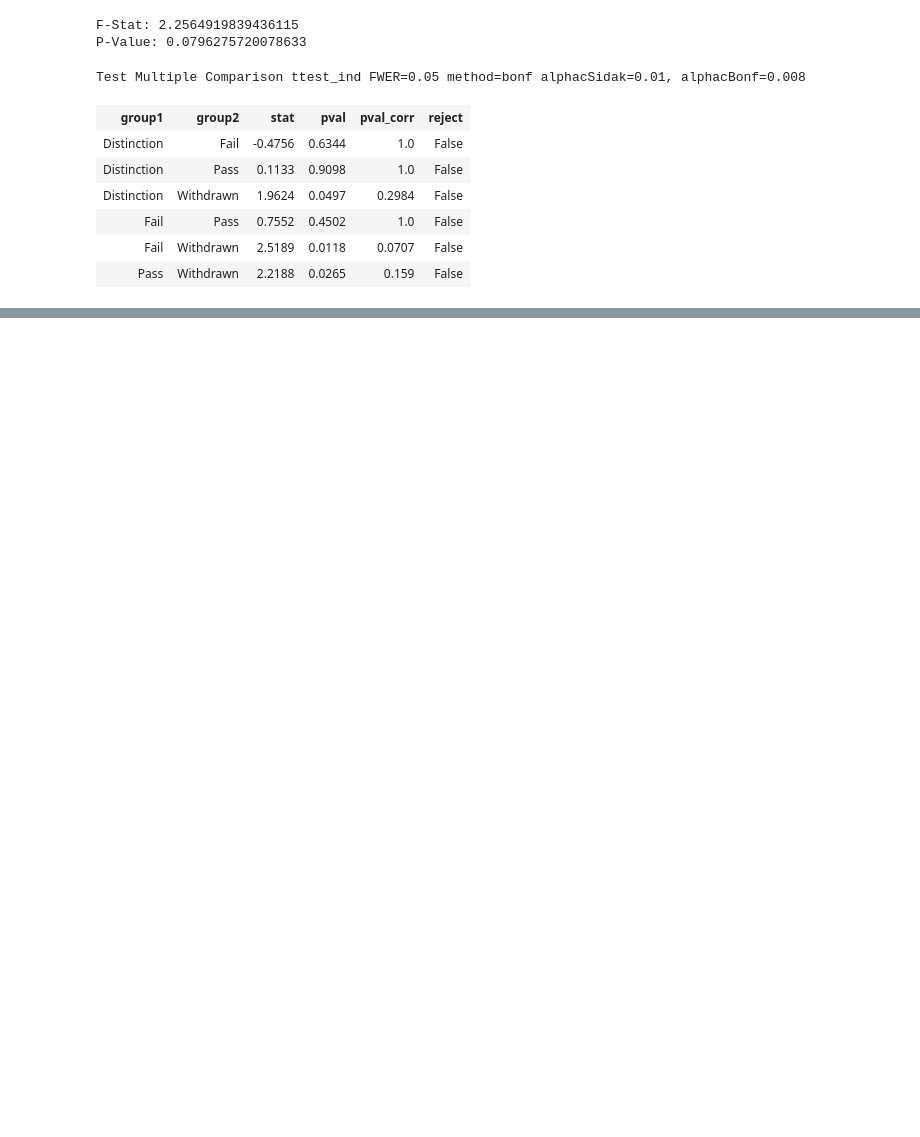
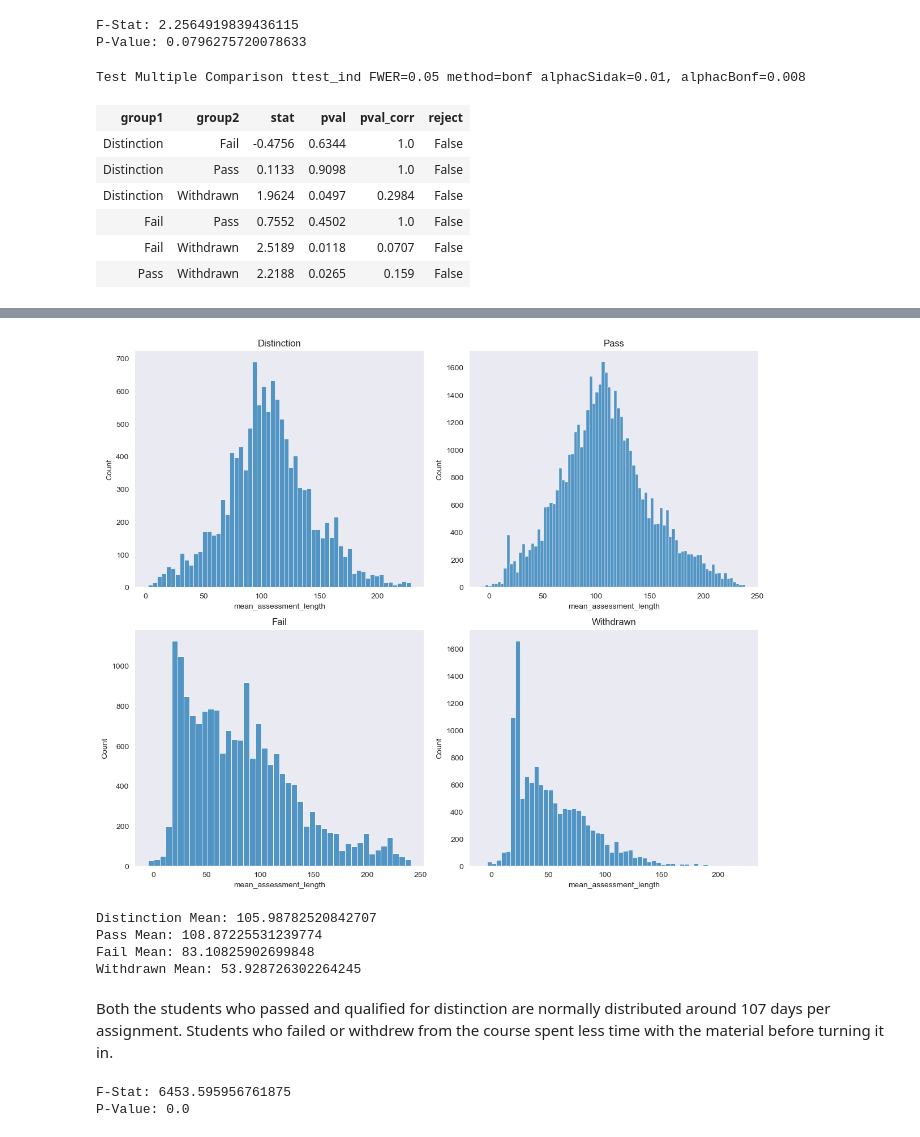
Before and after one commit to jpjavier23/capstone_2_final_documentation, a Jupyter notebook: capstone_2_final_report.ipynb, the cells around one changed output, grey strips where cells are left out. Cells and saved outputs as stored; diff of their text form; code cells hidden in the pictures; blank space fills up the shorter version.

```diff
--- a/capstone_2_final_report.ipynb
+++ b/capstone_2_final_report.ipynb
@@ -490,0 +550,10 @@ Test Multiple Comparison ttest_ind FWER=0.05 method=bonf alphacSidak=0.01, alpha
+# %%
+fig, ax = plt.subplots(2, 2, figsize = (12, 10))
+sns.histplot(data = df11[df11['final_result'] == 'Distinction'], x = 'mean_assessment_length', palette = pal, ax = ax[0, 0]).set_title('Distinction')
+sns.histplot(data = df11[df11['final_result'] == 'Pass'], x = 'mean_assessment_length', palette = pal, ax = ax[0, 1]).set_title('Pass')
+sns.histplot(data = df11[df11['final_result'] == 'Fail'], x = 'mean_assessment_length', palette = pal, ax = ax[1, 0]).set_title('Fail')
+sns.histplot(data = df11[df11['final_result'] == 'Withdrawn'], x = 'mean_assessment_length', palette = pal, ax = ax[1, 1]).set_title('Withdrawn')
+plt.tight_layout()
+plt.show()
+# %% [output]
+[figure, added]
@@ -490,0 +565,19 @@ Test Multiple Comparison ttest_ind FWER=0.05 method=bonf alphacSidak=0.01, alpha
+# %%
+print(f'Distinction Mean: {np.mean(dist_len)}')
+print(f'Pass Mean: {np.mean(pass_len)}')
+print(f'Fail Mean: {np.mean(fail_len)}')
+print(f'Withdrawn Mean: {np.mean(with_len)}')
+# %% [output]
+Distinction Mean: 105.98782520842707
+Pass Mean: 108.87225531239774
+Fail Mean: 83.10825902699848
+Withdrawn Mean: 53.928726302264245
+# %% [markdown]
+Both the students who passed and qualified for distinction are normally distributed around 107 days per assignment. Students who failed or withdrew from the course spent less time with the material before turning it in.
+# %%
+f_stat_len, p_len = stats.f_oneway(dist_len, pass_len, fail_len, with_len)
+print(f'F-Stat: {f_stat_len}')
+print(f'P-Value: {p_len}')
+# %% [output]
+F-Stat: 6453.595956761875
+P-Value: 0.0
```
Also changed, not shown: parts of 52 cells of this notebook, 2 other files.
